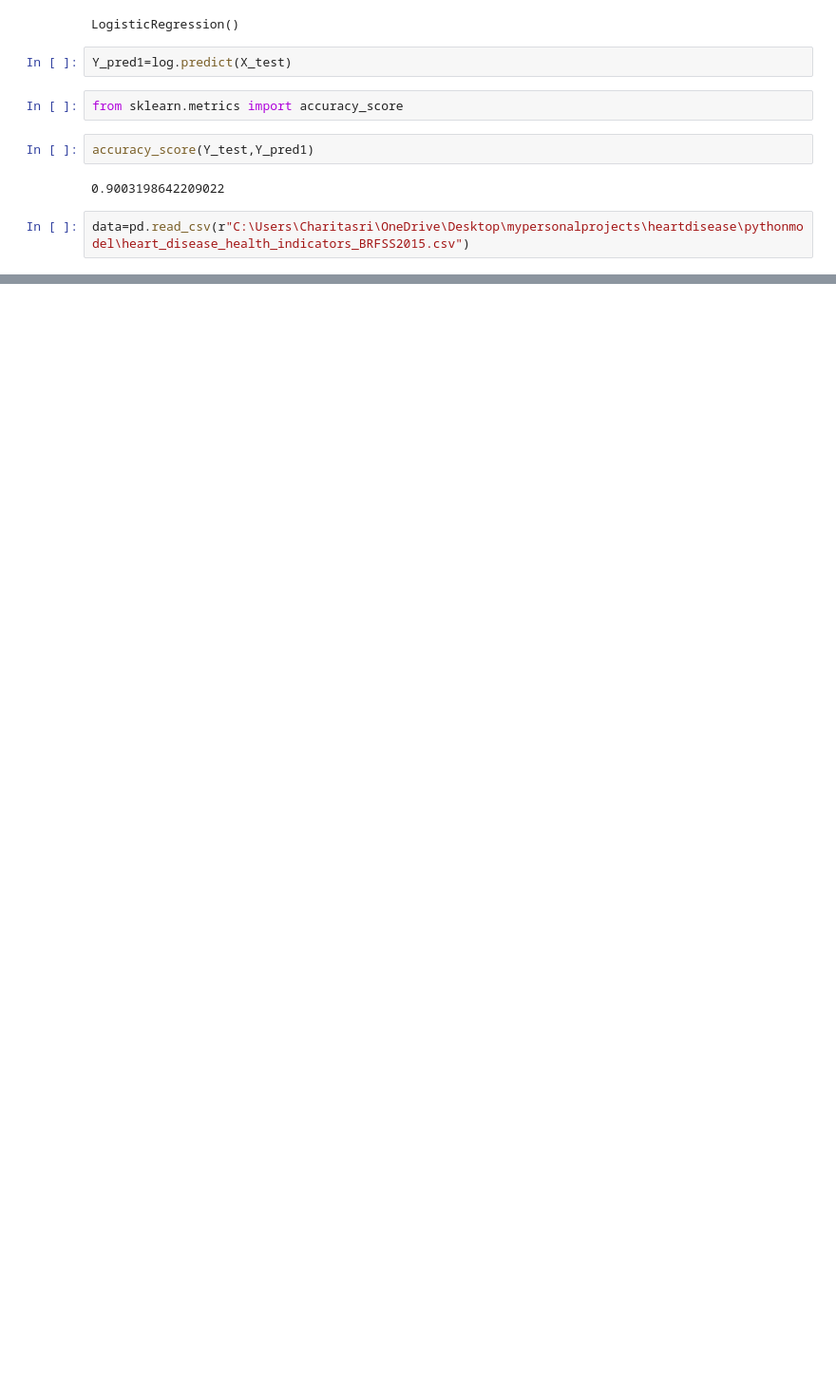
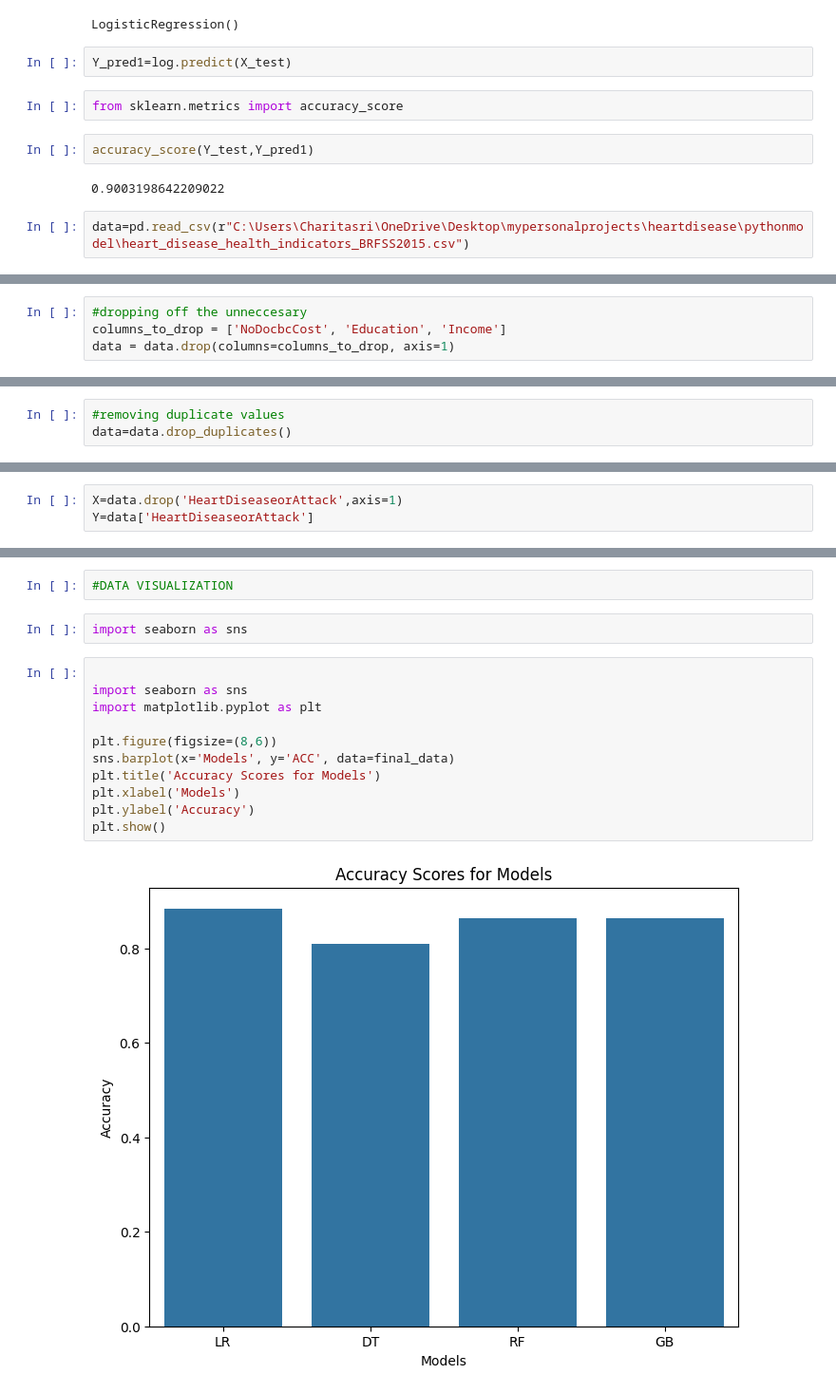
Before and after one commit to SriCharitaG/heartdisease, a Jupyter notebook: pythonmodel/python.ipynb, the cells around one changed output, grey strips where cells are left out. Shown at 95% size. Cells and saved outputs as stored; diff of their text form; blank space fills up the shorter version.

Commit message:
model

```diff
--- a/pythonmodel/python.ipynb
+++ b/pythonmodel/python.ipynb
@@ -190,0 +201,4 @@ data=pd.read_csv(r"C:\Users\Charitasri\OneDrive\Desktop\mypersonalprojects\heart
+# %%
+#dropping off the unneccesary
+columns_to_drop = ['NoDocbcCost', 'Education', 'Income']
+data = data.drop(columns=columns_to_drop, axis=1)
@@ -190,0 +219,3 @@ data=pd.read_csv(r"C:\Users\Charitasri\OneDrive\Desktop\mypersonalprojects\heart
+# %%
+#removing duplicate values
+data=data.drop_duplicates()
@@ -190,0 +226,3 @@ data=pd.read_csv(r"C:\Users\Charitasri\OneDrive\Desktop\mypersonalprojects\heart
+# %%
+X=data.drop('HeartDiseaseorAttack',axis=1)
+Y=data['HeartDiseaseorAttack']
@@ -190,0 +328,17 @@ data=pd.read_csv(r"C:\Users\Charitasri\OneDrive\Desktop\mypersonalprojects\heart
+# %%
+#DATA VISUALIZATION
+# %%
+import seaborn as sns
+# %%
+
+import seaborn as sns
+import matplotlib.pyplot as plt
+
+plt.figure(figsize=(8,6))
+sns.barplot(x='Models', y='ACC', data=final_data)
+plt.title('Accuracy Scores for Models')
+plt.xlabel('Models')
+plt.ylabel('Accuracy')
+plt.show()
+# %% [output]
+[figure, added]
```
Also changed, not shown: parts of 37 cells of this notebook.
